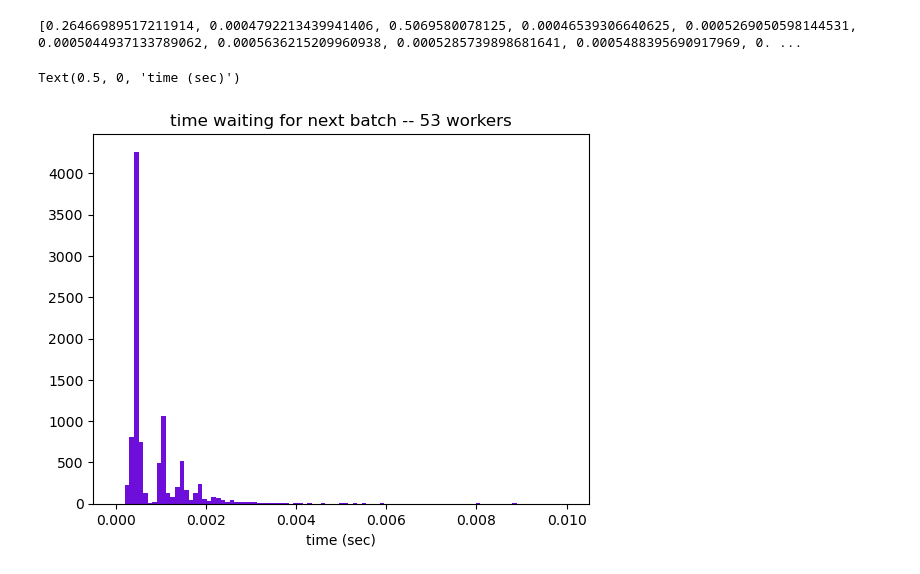
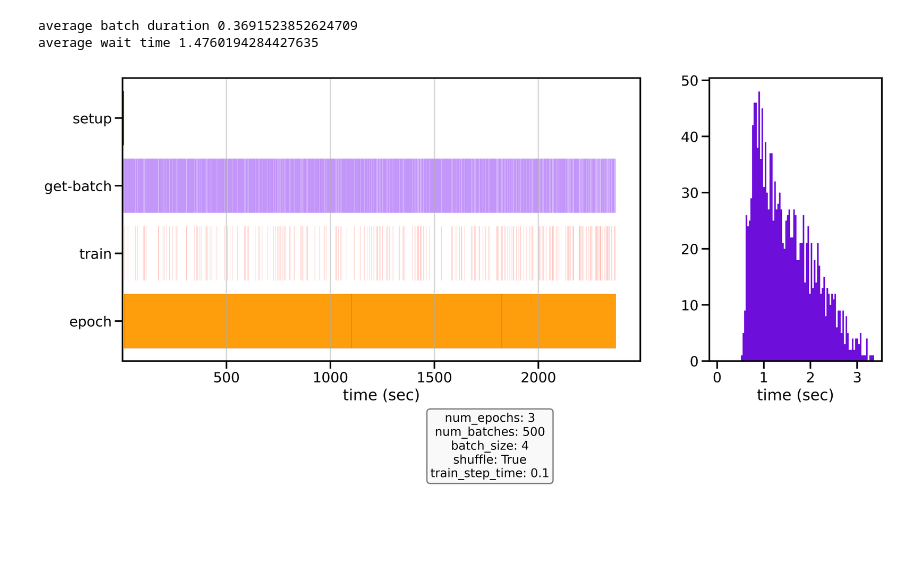
Before and after one commit to earth-mover/dataloader-demo, a Jupyter notebook: plot.ipynb, the cells around one changed output. Drawn from its saved outputs; the diff is of its cells as text; code cells hidden in the pictures; blank space fills up the shorter version.

```diff
--- a/plot.ipynb
+++ b/plot.ipynb
@@ -127,9 +128,7 @@ Text(0.5, 0, 'time (sec)')
-# %%
-plot_wait_time("logs/best-case-c.txt", max=0.01)
-plt.title("time waiting for next batch -- 53 workers")
-plt.xlabel("time (sec)")
-# %% [output]
-[0.26466989517211914, 0.0004792213439941406, 0.5069580078125, 0.00046539306640625, 0.0005269050598144531, 0.0005044937133789062, 0.0005636215209960938, 0.0005285739898681641, 0.0005488395690917969, 0. ...
-Text(0.5, 0, 'time (sec)')
-[figure, removed]
+# %%
+plot("logs/simple-4-3-500.txt")
+# %% [output]
+average batch duration 0.3691523852624709
+average wait time 1.4760194284427635
+[figure, added]
 # %%
```
Also changed, not shown: parts of 30 cells of this notebook, 3 other files.
